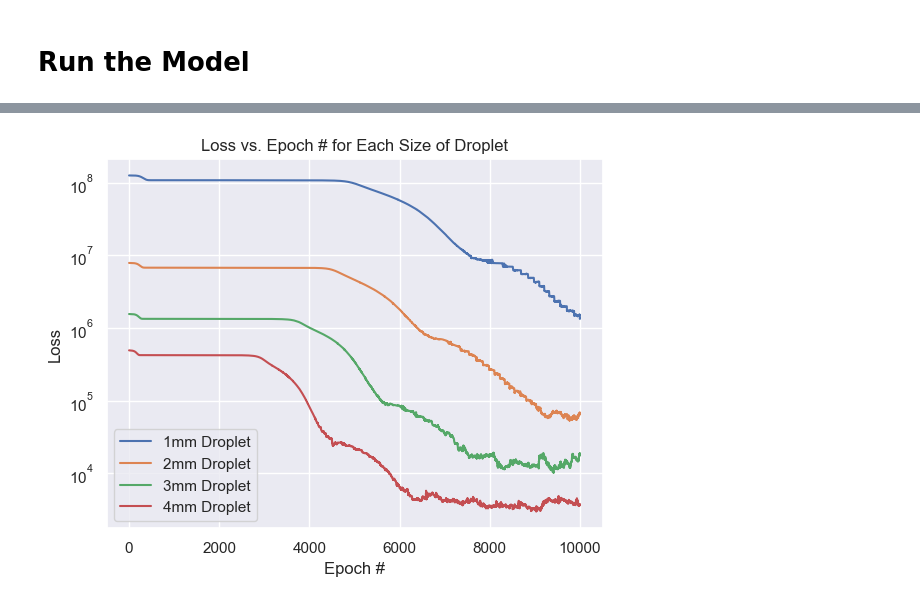
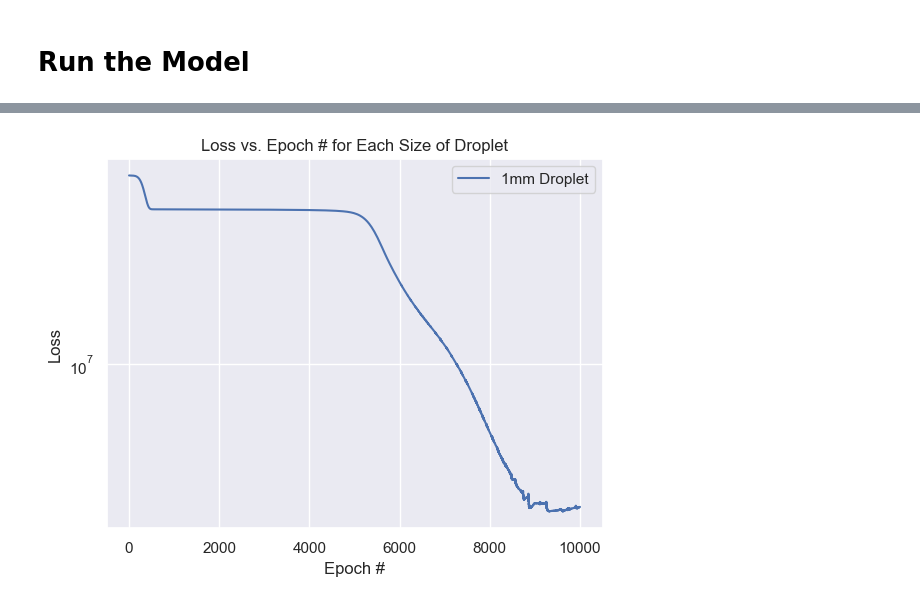
Before and after one commit to rahavdayan/pinns-model, a Jupyter notebook: src/ferrofluid/ferrofluid.ipynb, the cells around one changed output, grey strips where cells are left out. Cells and saved outputs as stored; diff of their text form; code cells hidden in the pictures.

```diff
--- a/src/ferrofluid/ferrofluid.ipynb
+++ b/src/ferrofluid/ferrofluid.ipynb
@@ -48,8 +48,8 @@ Train model for each droplet size, plot losses for each one.
 Change the bounds on this loop and subsequent ones from '0', 'len(different_droplet_networks)' to '0', '1' to do only the 1mm droplet.
 You can change the bounds similarly to only train the network for other-sized droplets.
 '''
-for i in range(0, len(different_droplet_networks)):
-# for i in range(0, 1):
+# for i in range(0, len(different_droplet_networks)):
+for i in range(0, 1):
     different_droplet_networks[i] = Net(1, 1, droplet_size_idx=i, loss2=physics_loss_dim, epochs=10000, loss1_weight=1000, loss2_weight=1e-3, lr=1e-4).to(DEVICE)
     print(f'Losses for {i+1}mm droplet:')
     losses = different_droplet_networks[i].fit(np.array(dim_data[i]['DISTANCE']), np.array(dim_data[i]['TIME']))
@@ -81,4 +81,4 @@ Epoch 10000/10000, data loss: 5.529149055480957, physics loss: 3759.328125
-[figure, old version]
+[figure, new version]
 # %%
 '''
 Plot the dimensionalized data for each droplet as well as each respective dimensionalized model
```
Also changed, not shown: parts of 3 cells of this notebook, 1 other file.
